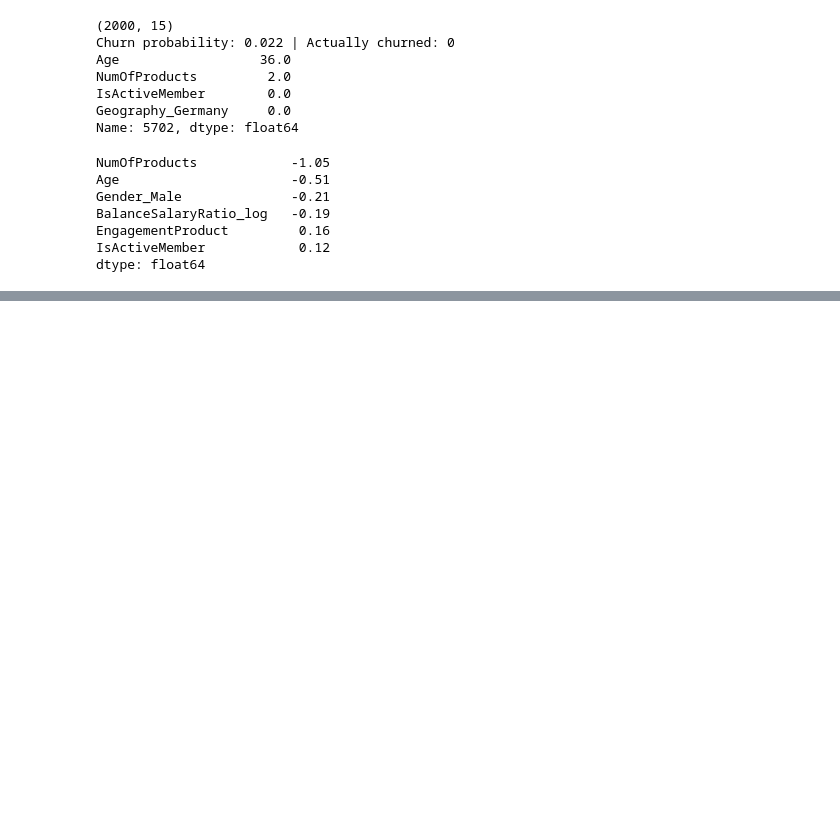
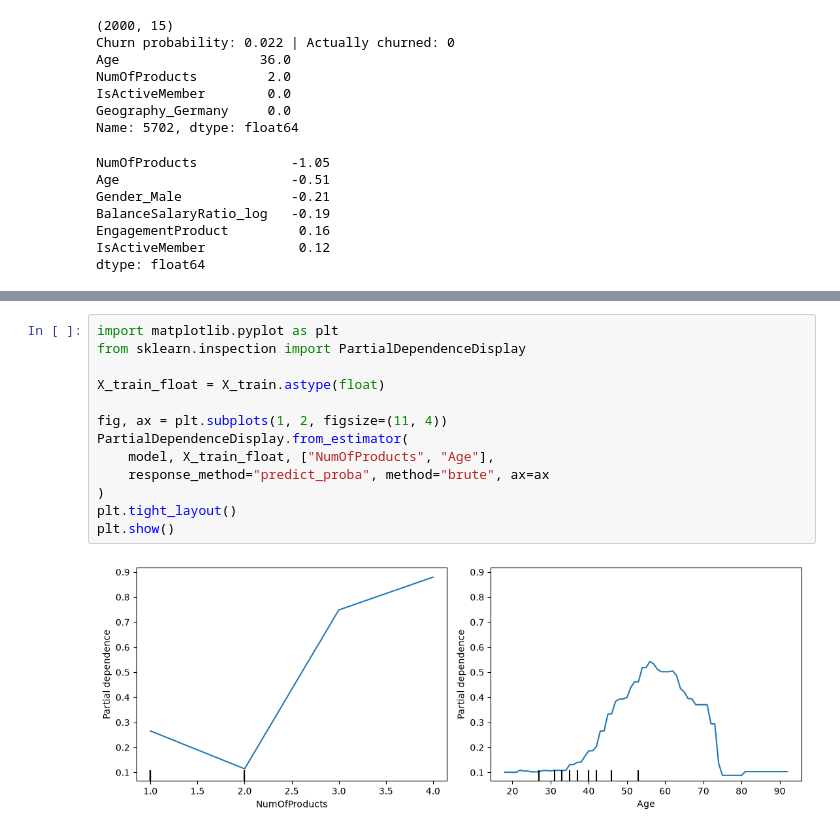
Before and after one commit to Kalpesh2409/bank-churn-risk-scoring, a Jupyter notebook: notebooks/06_explainability.ipynb, the cells around one changed output, grey strips where cells are left out. Saved outputs shown, nothing was run; the diff lists cells and outputs as text; blank space fills up the shorter version.

Commit message:
Add partial dependence plots for NumOfProducts and Age

```diff
--- a/notebooks/06_explainability.ipynb
+++ b/notebooks/06_explainability.ipynb
@@ -78,0 +79,15 @@ shap.plots.beeswarm(shap_values, max_display=15)
+# %%
+import matplotlib.pyplot as plt
+from sklearn.inspection import PartialDependenceDisplay
+
+X_train_float = X_train.astype(float)
+
+fig, ax = plt.subplots(1, 2, figsize=(11, 4))
+PartialDependenceDisplay.from_estimator(
+    model, X_train_float, ["NumOfProducts", "Age"],
+    response_method="predict_proba", method="brute", ax=ax
+)
+plt.tight_layout()
+plt.show()
+# %% [output]
+[figure, added]
```
Also changed, not shown: parts of 1 cell of this notebook.
